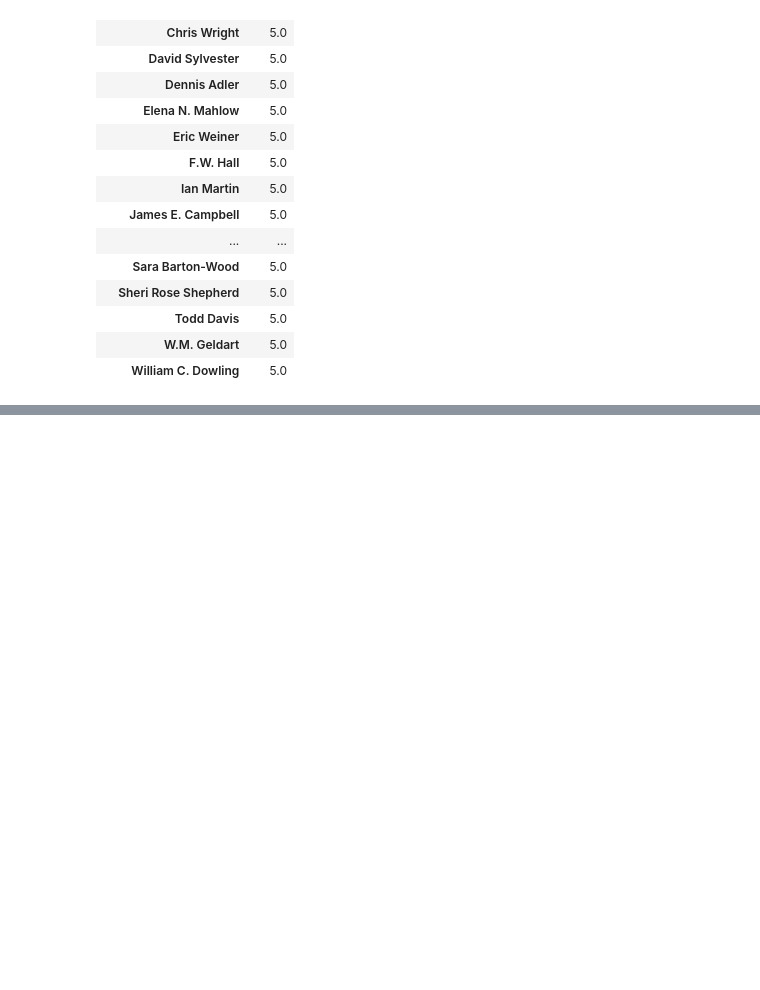
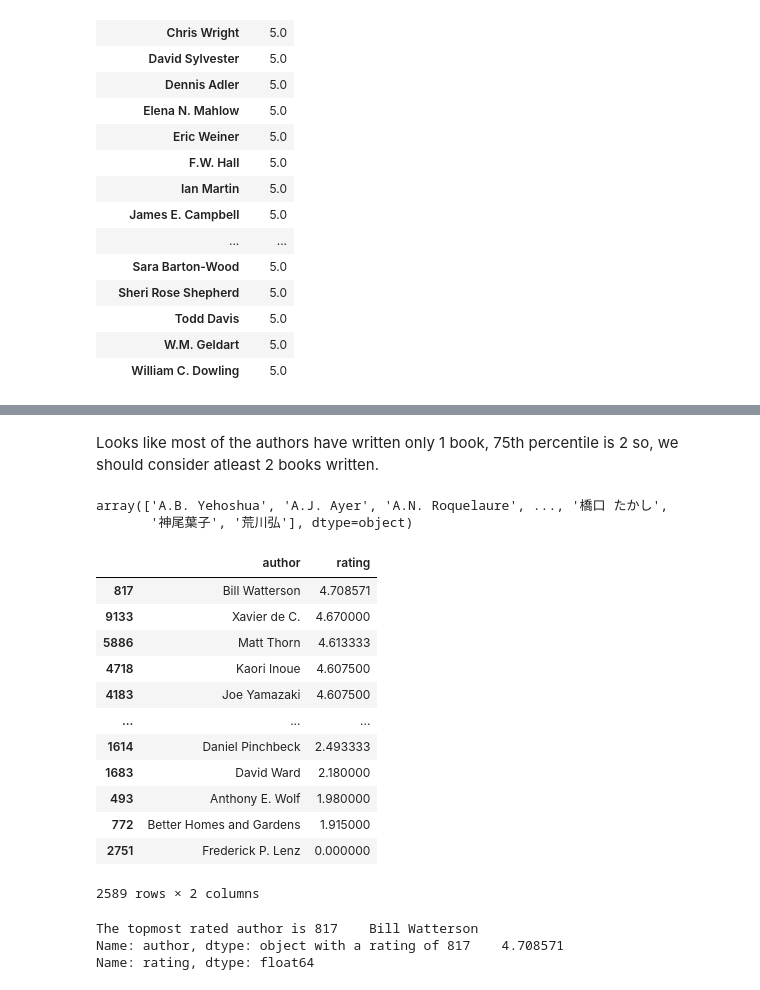
Before and after one commit to niramay447/kaggle-competitions, a Jupyter notebook: good-reads.ipynb, the cells around one changed output, grey strips where cells are left out. Drawn from its saved outputs; the diff is of its cells as text; code cells hidden in the pictures; blank space fills up the shorter version.

```diff
--- a/good-reads.ipynb
+++ b/good-reads.ipynb
@@ -220,0 +221,4 @@ There are a lot of auhtors who have ALL BOOKS rated 5 star, which means that the
+# %%
+book_counts = book_wise_auth.groupby(['author']).count()
+book_counts.rename(columns={'rating':'count'},inplace=True)
+book_counts
@@ -220,0 +252,34 @@ There are a lot of auhtors who have ALL BOOKS rated 5 star, which means that the
+# %% [markdown]
+Looks like most of the authors have written only 1 book, 75th percentile is 2 so, we should consider atleast 2 books written.
+# %%
+multiple_books_auth=np.array(book_counts.where(book_counts['count'] > 1).dropna().index.values)
+multiple_books_auth
+# %% [output]
+array(['A.B. Yehoshua', 'A.J. Ayer', 'A.N. Roquelaure', ..., '橋口 たかし',
+       '神尾葉子', '荒川弘'], dtype=object)
+# %%
+author_overall_rating = author_overall_rating.reset_index()
+# %%
+best_rated_auths = author_overall_rating[author_overall_rating['author'].isin(multiple_books_auth)].sort_values('rating',ascending=False)
+best_rated_auths
+# %% [output]
+|  | author | rating |
+| 817 | Bill Watterson | 4.708571 |
+| 9133 | Xavier de C. | 4.670000 |
+| 5886 | Matt Thorn | 4.613333 |
+| 4718 | Kaori Inoue | 4.607500 |
+| 4183 | Joe Yamazaki | 4.607500 |
+| ... | ... | ... |
+| 1614 | Daniel Pinchbeck | 2.493333 |
+| 1683 | David Ward | 2.180000 |
+| 493 | Anthony E. Wolf | 1.980000 |
+| 772 | Better Homes and Gardens | 1.915000 |
+| 2751 | Frederick P. Lenz | 0.000000 |
+2589 rows × 2 columns
+# %%
+top_rated_author=best_rated_auths.head(1)
+print(f"The topmost rated author is {top_rated_author['author']} with a rating of {top_rated_author['rating']}")
+# %% [output]
+The topmost rated author is 817    Bill Watterson
+Name: author, dtype: object with a rating of 817    4.708571
+Name: rating, dtype: float64
```
Also changed, not shown: parts of 8 cells of this notebook.
